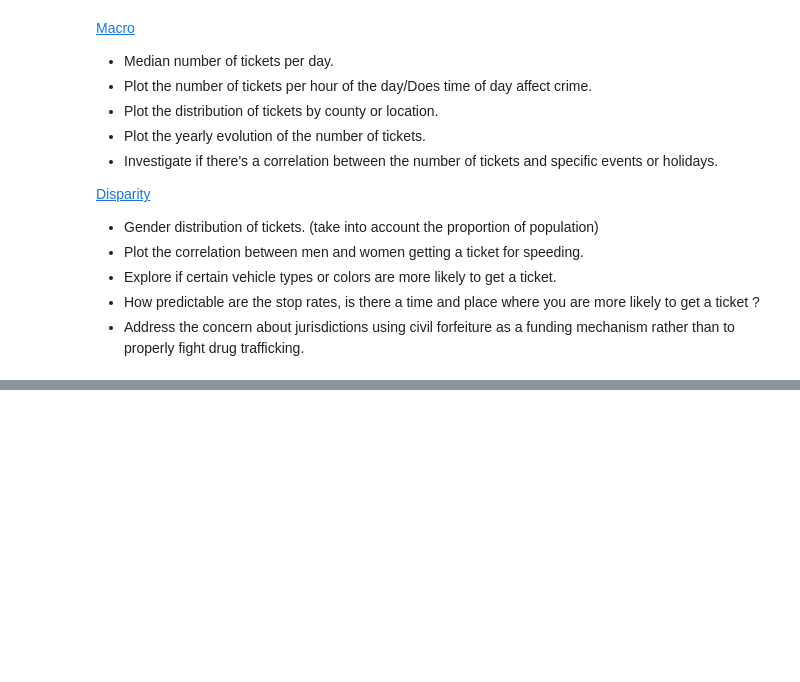
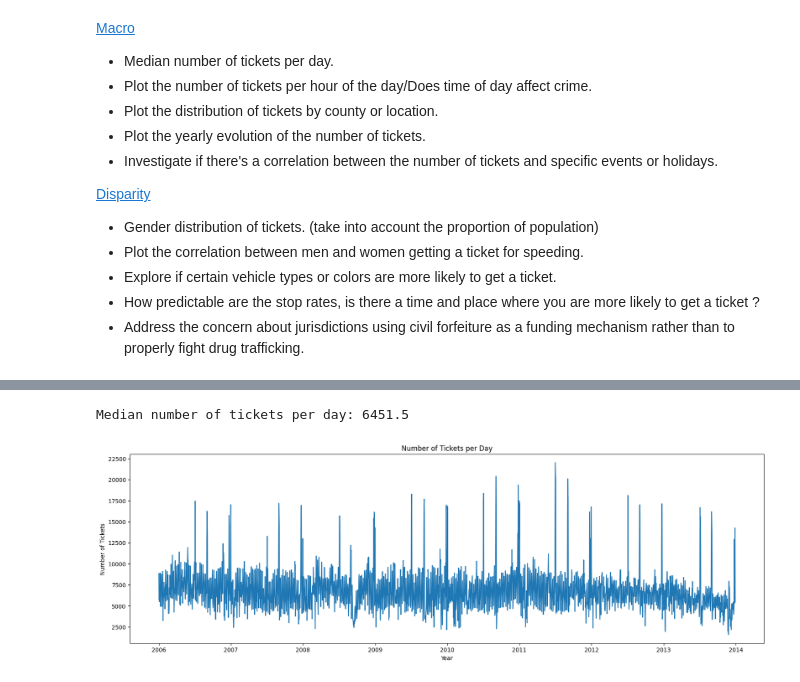
Before and after one commit to Luxchar/Criminalysis, a Jupyter notebook: notebooks/visualization.ipynb, the cells around one changed output, grey strips where cells are left out. Saved outputs shown, nothing was run; the diff lists cells and outputs as text; code cells hidden in the pictures; blank space fills up the shorter version.

Commit message:
plots

```diff
--- a/notebooks/visualization.ipynb
+++ b/notebooks/visualization.ipynb
@@ -104,0 +105,17 @@ plt.show()
+# %%
+tickets_per_day = df.groupby(df['timestamp'].dt.date).size()
+
+median_tickets_per_day = tickets_per_day.median()
+
+print("Median number of tickets per day:", median_tickets_per_day)
+
+# Plot
+plt.figure(figsize=(20, 6))
+tickets_per_day.plot()
+plt.title('Number of Tickets per Day')
+plt.xlabel('Year')
+plt.ylabel('Number of Tickets')
+plt.show()
+# %% [output]
+Median number of tickets per day: 6451.5
+[figure, added]
```
Also changed, not shown: parts of 6 cells of this notebook, 1 other file.
